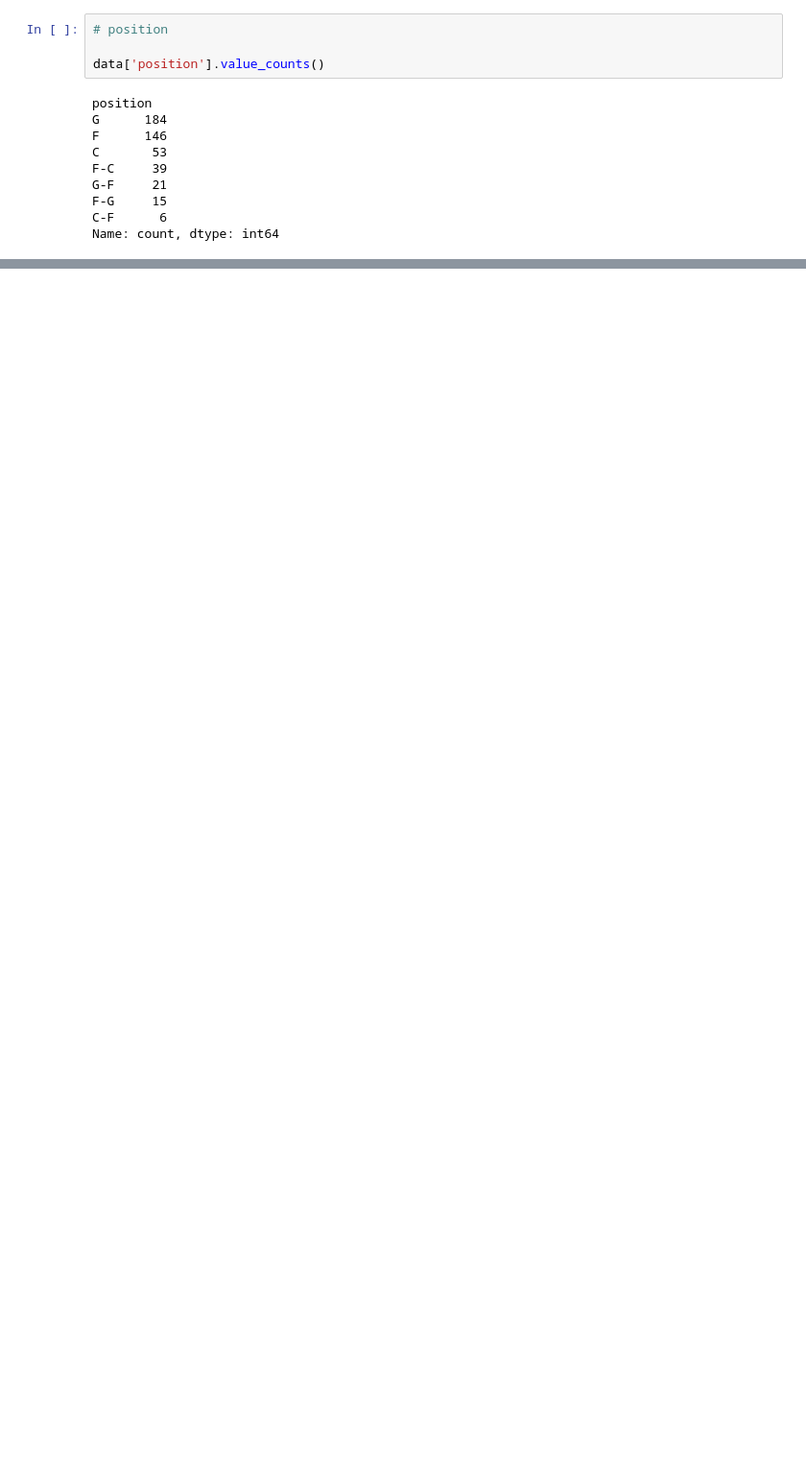
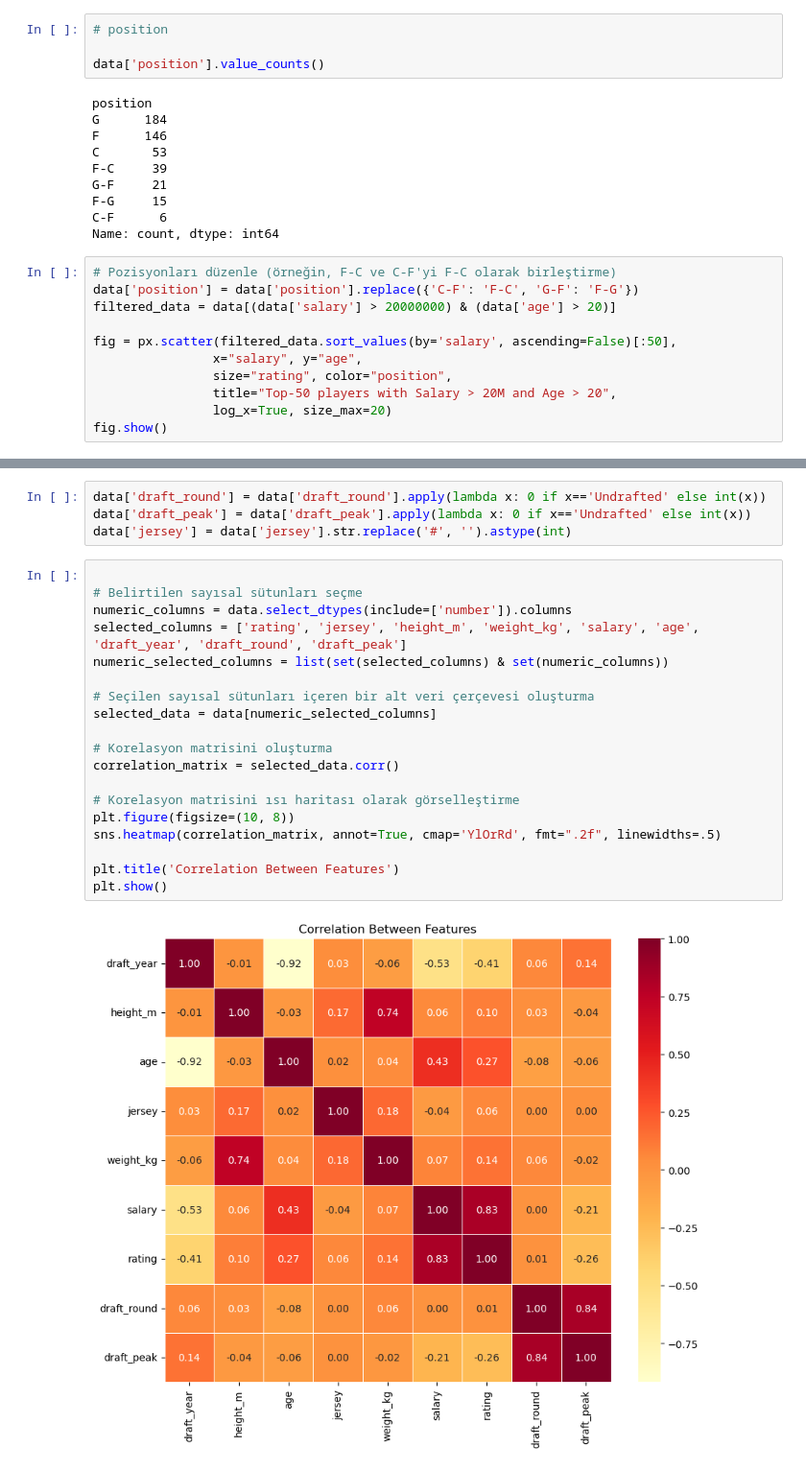
Before and after one commit to denizsimsek8/DATA-SCIENCE-PROJECT, a Jupyter notebook: NBA2K20.ipynb, the cells around one changed output, grey strips where cells are left out. Shown at 96% size. Drawn from its saved outputs; the diff is of its cells as text; blank space fills up the shorter version.

```diff
--- a/NBA2K20.ipynb
+++ b/NBA2K20.ipynb
@@ -809,3 +866,14 @@ G-F     21
 F-G     15
 C-F      6
 Name: count, dtype: int64
+# %%
+# Pozisyonları düzenle (örneğin, F-C ve C-F'yi F-C olarak birleştirme)
+data['position'] = data['position'].replace({'C-F': 'F-C', 'G-F': 'F-G'})
+filtered_data = data[(data['salary'] > 20000000) & (data['age'] > 20)]
+
+fig = px.scatter(filtered_data.sort_values(by='salary', ascending=False)[:50],
+                x="salary", y="age",
+                size="rating", color="position",
+                title="Top-50 players with Salary > 20M and Age > 20",
+                log_x=True, size_max=20)
+fig.show()
@@ -818,0 +893,25 @@ plt.show()
+# %%
+data['draft_round'] = data['draft_round'].apply(lambda x: 0 if x=='Undrafted' else int(x))
+data['draft_peak'] = data['draft_peak'].apply(lambda x: 0 if x=='Undrafted' else int(x))
+data['jersey'] = data['jersey'].str.replace('#', '').astype(int)
+# %%
+
+# Belirtilen sayısal sütunları seçme
+numeric_columns = data.select_dtypes(include=['number']).columns
+selected_columns = ['rating', 'jersey', 'height_m', 'weight_kg', 'salary', 'age', 'draft_year', 'draft_round', 'draft_peak']
+numeric_selected_columns = list(set(selected_columns) & set(numeric_columns))
+
+# Seçilen sayısal sütunları içeren bir alt veri çerçevesi oluşturma
+selected_data = data[numeric_selected_columns]
+
+# Korelasyon matrisini oluşturma
+correlation_matrix = selected_data.corr()
+
+# Korelasyon matrisini ısı haritası olarak görselleştirme
+plt.figure(figsize=(10, 8))
+sns.heatmap(correlation_matrix, annot=True, cmap='YlOrRd', fmt=".2f", linewidths=.5)
+
+plt.title('Correlation Between Features')
+plt.show()
+# %% [output]
+[figure, added]
```
Also changed, not shown: parts of 21 cells of this notebook.
